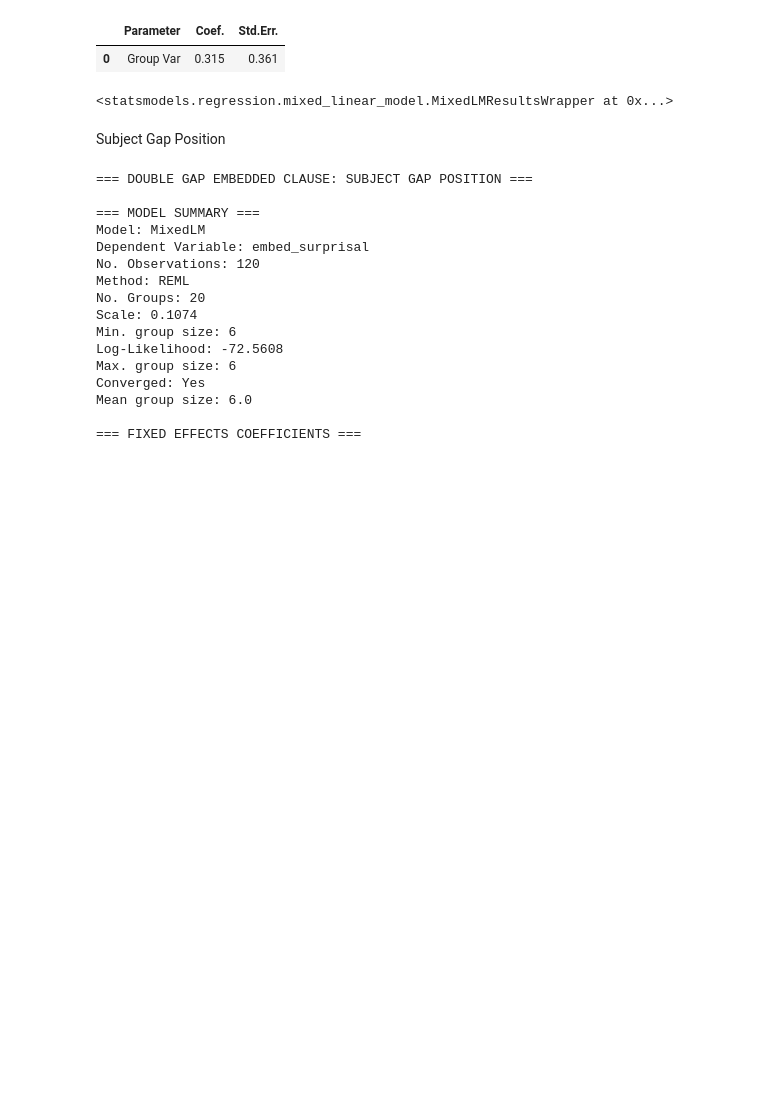
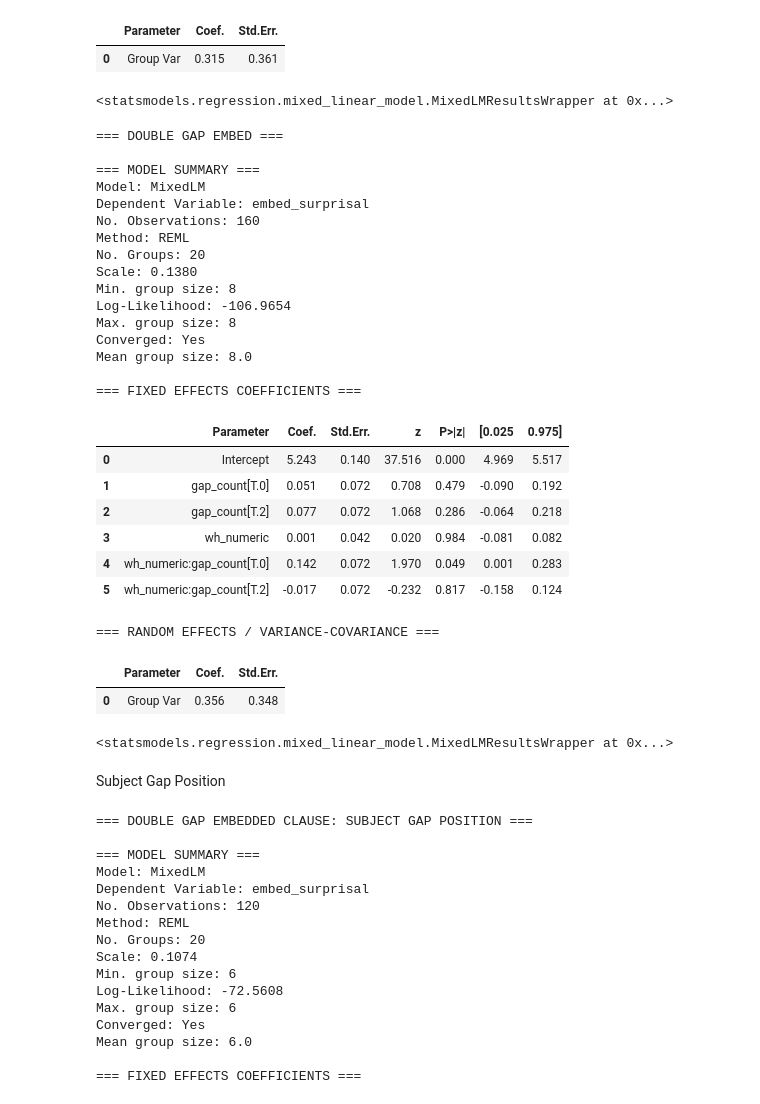
Before and after one commit to um-cap-lab/EMNLP-2025-submission, a Jupyter notebook: mixed_effects_modeling_gpt2_100M.ipynb, the cells around one changed output. Cells and saved outputs as stored; diff of their text form; code cells hidden in the pictures; blank space fills up the shorter version.

```diff
--- a/mixed_effects_modeling_gpt2_100M.ipynb
+++ b/mixed_effects_modeling_gpt2_100M.ipynb
@@ -979,6 +1013,38 @@ Mean group size: 8.0
 |  | Parameter | Coef. | Std.Err. |
 | 0 | Group Var | 0.315 | 0.361 |
 <statsmodels.regression.mixed_linear_model.MixedLMResultsWrapper at 0x...>
+# %%
+iv_list = ['wh_numeric', 'gap_count']
+result = mixed_effects_linear_regression(sentence_df, iv_list, 'embed_surprisal', 'double gap embed')
+result
+# %% [output]
+=== DOUBLE GAP EMBED ===
+
+=== MODEL SUMMARY ===
+Model: MixedLM
+Dependent Variable: embed_surprisal
+No. Observations: 160
+Method: REML
+No. Groups: 20
+Scale: 0.1380
+Min. group size: 8
+Log-Likelihood: -106.9654
+Max. group size: 8
+Converged: Yes
+Mean group size: 8.0
+
+=== FIXED EFFECTS COEFFICIENTS ===
+|  | Parameter | Coef. | Std.Err. | z | P>|z| | [0.025 | 0.975] |
+| 0 | Intercept | 5.243 | 0.140 | 37.516 | 0.000 | 4.969 | 5.517 |
+| 1 | gap_count[T.0] | 0.051 | 0.072 | 0.708 | 0.479 | -0.090 | 0.192 |
+| 2 | gap_count[T.2] | 0.077 | 0.072 | 1.068 | 0.286 | -0.064 | 0.218 |
+| 3 | wh_numeric | 0.001 | 0.042 | 0.020 | 0.984 | -0.081 | 0.082 |
+| 4 | wh_numeric:gap_count[T.0] | 0.142 | 0.072 | 1.970 | 0.049 | 0.001 | 0.283 |
+| 5 | wh_numeric:gap_count[T.2] | -0.017 | 0.072 | -0.232 | 0.817 | -0.158 | 0.124 |
+=== RANDOM EFFECTS / VARIANCE-COVARIANCE ===
+|  | Parameter | Coef. | Std.Err. |
+| 0 | Group Var | 0.356 | 0.348 |
+<statsmodels.regression.mixed_linear_model.MixedLMResultsWrapper at 0x...>
 # %% [markdown]
 Subject Gap Position
 # %%
```
Also changed, not shown: parts of 12 cells of this notebook, 2 other files.
